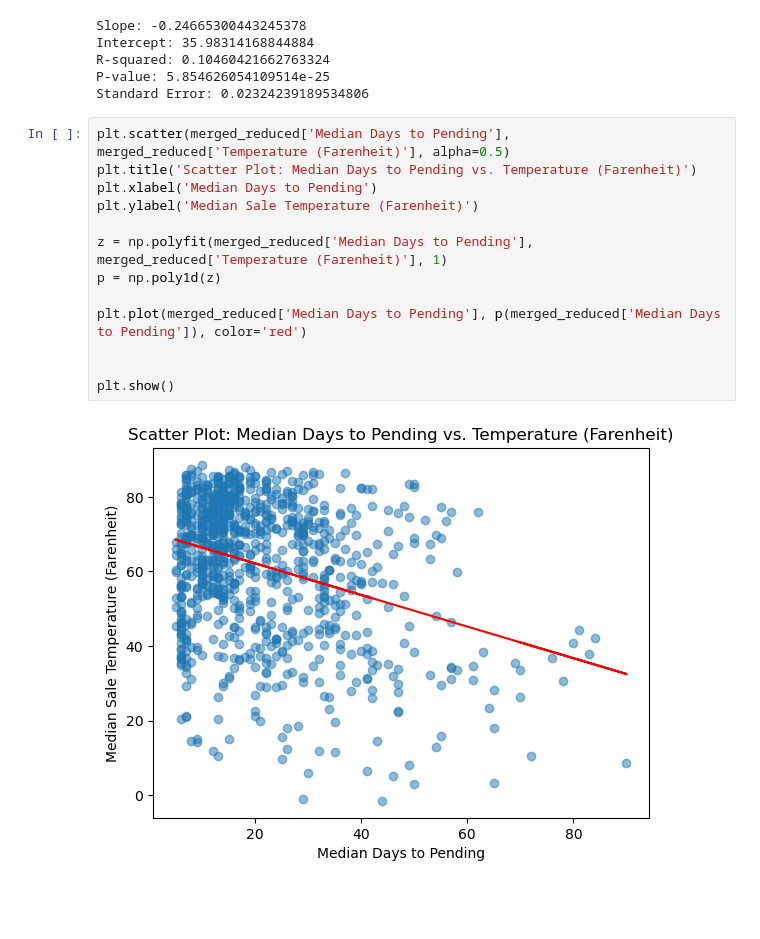
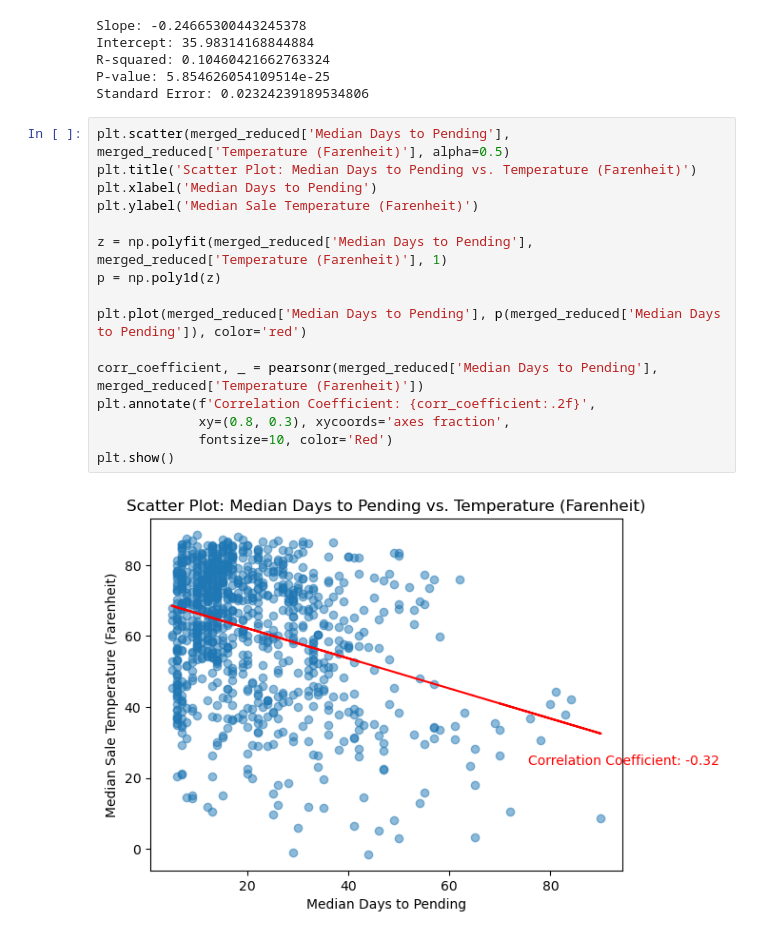
Before and after one commit to oking650/Zillow_Market_Research, a Jupyter notebook: analysis/analysis_hypothesis_2.0_oking.ipynb, the cells around one changed output. Saved outputs shown, nothing was run; the diff lists cells and outputs as text; blank space fills up the shorter version.

```diff
--- a/analysis_hypothesis_1_oking.ipynb
+++ b/analysis/analysis_hypothesis_2.0_oking.ipynb
@@ -122,15 +123,18 @@ Standard Error: 0.02324239189534806
 # %%
 plt.scatter(merged_reduced['Median Days to Pending'], merged_reduced['Temperature (Farenheit)'], alpha=0.5)
 plt.title('Scatter Plot: Median Days to Pending vs. Temperature (Farenheit)')
 plt.xlabel('Median Days to Pending')
 plt.ylabel('Median Sale Temperature (Farenheit)')
 
 z = np.polyfit(merged_reduced['Median Days to Pending'], merged_reduced['Temperature (Farenheit)'], 1)
 p = np.poly1d(z)
 
 plt.plot(merged_reduced['Median Days to Pending'], p(merged_reduced['Median Days to Pending']), color='red')
 
-
+corr_coefficient, _ = pearsonr(merged_reduced['Median Days to Pending'], merged_reduced['Temperature (Farenheit)'])
+plt.annotate(f'Correlation Coefficient: {corr_coefficient:.2f}',
+             xy=(0.8, 0.3), xycoords='axes fraction',
+             fontsize=10, color='Red')
 plt.show()
 # %% [output]
-[figure, old version]
+[figure, new version]
```
Also changed, not shown: parts of 2 cells of this notebook, 1 other file.
